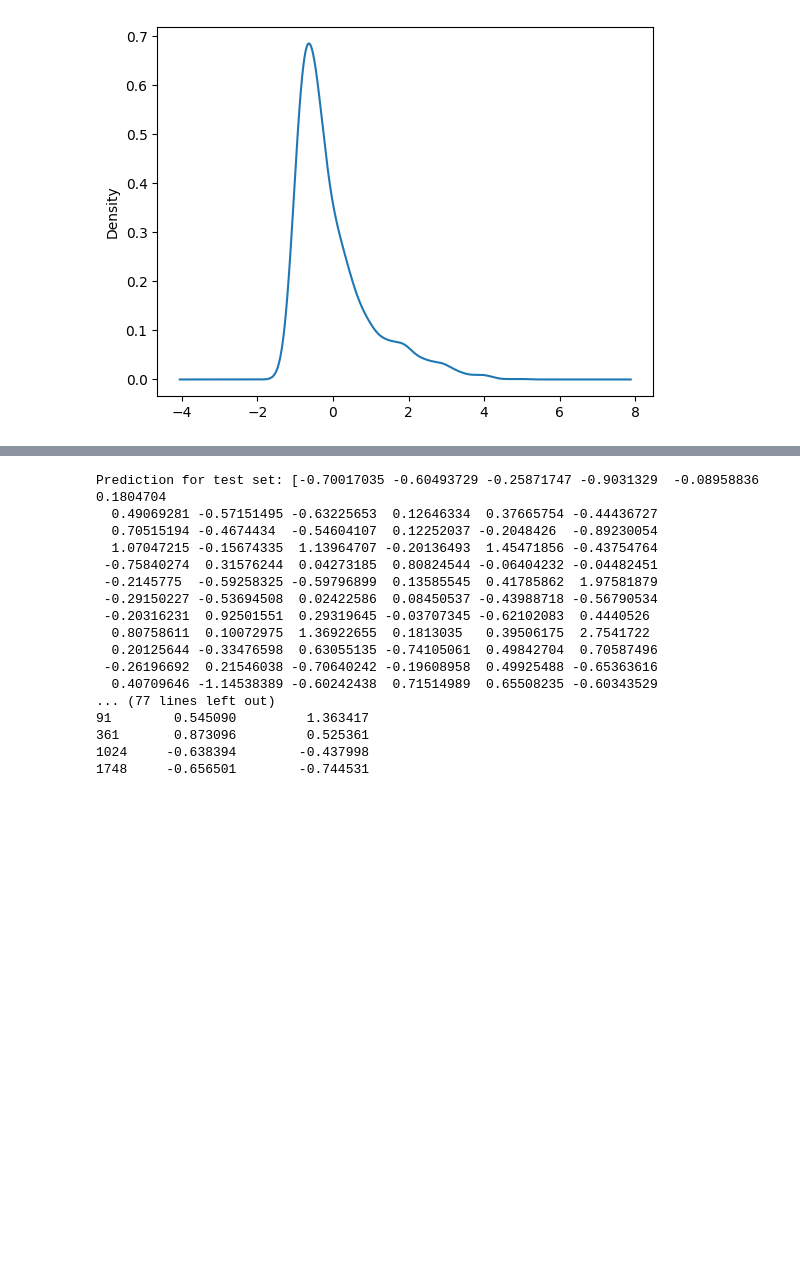
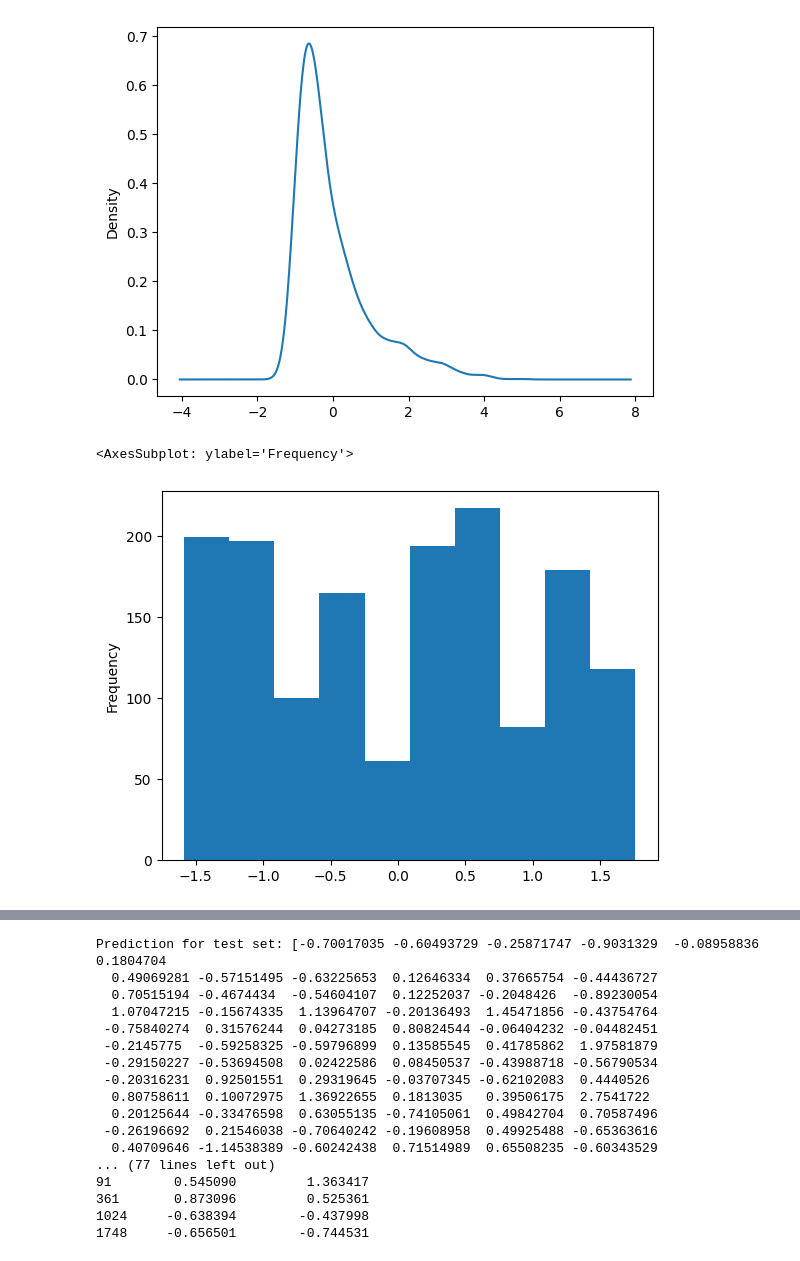
Before and after one commit to mpourostad/MovieRevenuePrediction, a Jupyter notebook: data_visualization.ipynb, the cells around one changed output, grey strips where cells are left out. Drawn from its saved outputs; the diff is of its cells as text; code cells hidden in the pictures; blank space fills up the shorter version.

```diff
--- a/data_visualization.ipynb
+++ b/data_visualization.ipynb
@@ -196,3 +225,8 @@ merged_df['budget_x'].plot(kind='kde')
 # %% [output]
 <AxesSubplot: ylabel='Density'>
 [figure]
+# %%
+merged_df['movie_year'].plot(kind='hist')
+# %% [output]
+<AxesSubplot: ylabel='Frequency'>
+[figure, added]
```
Also changed, not shown: parts of 14 cells of this notebook, 5 other files.
